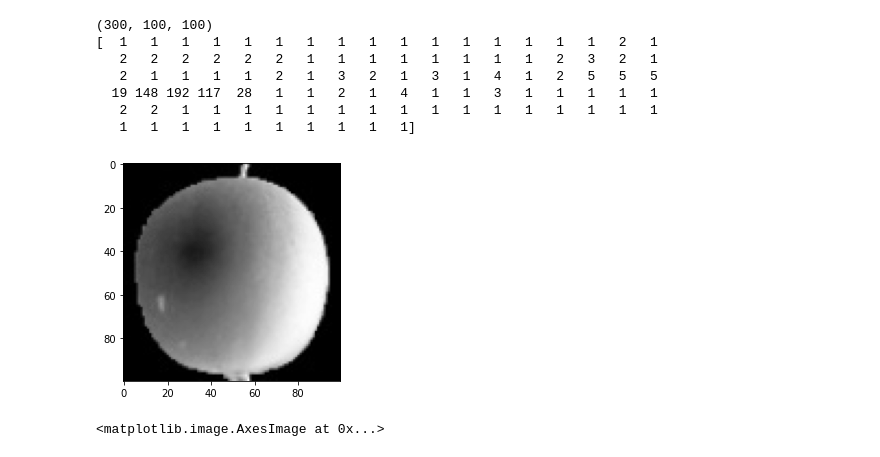
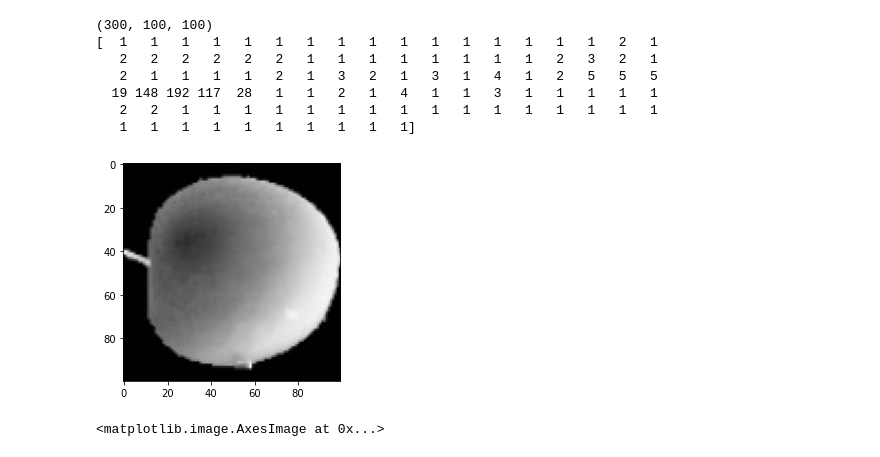
Before and after one commit to park-cheol/CNU-Python_basic, a Jupyter notebook: pandas/클러스터링 모델.ipynb, the cells around one changed output. Drawn from its saved outputs; the diff is of its cells as text; code cells hidden in the pictures.

```diff
--- a/pandas/클러스터링 모델.ipynb
+++ b/pandas/클러스터링 모델.ipynb
@@ -29,9 +29,9 @@ print(fruits[0, 0, :])
    2   2   1   1   1   1   1   1   1   1   1   1   1   1   1   1   1   1
    1   1   1   1   1   1   1   1   1   1]
 # %%
-plt.imshow(fruits[0], cmap='gray')
+plt.imshow(fruits[99], cmap='gray')
 plt.show()
 # %% [output]
-[figure, old version]
+[figure, new version]
 # %%
 fig, axs = plt.subplots(1, 2)
```
Also changed, not shown: parts of 14 cells of this notebook, 1 other file.
